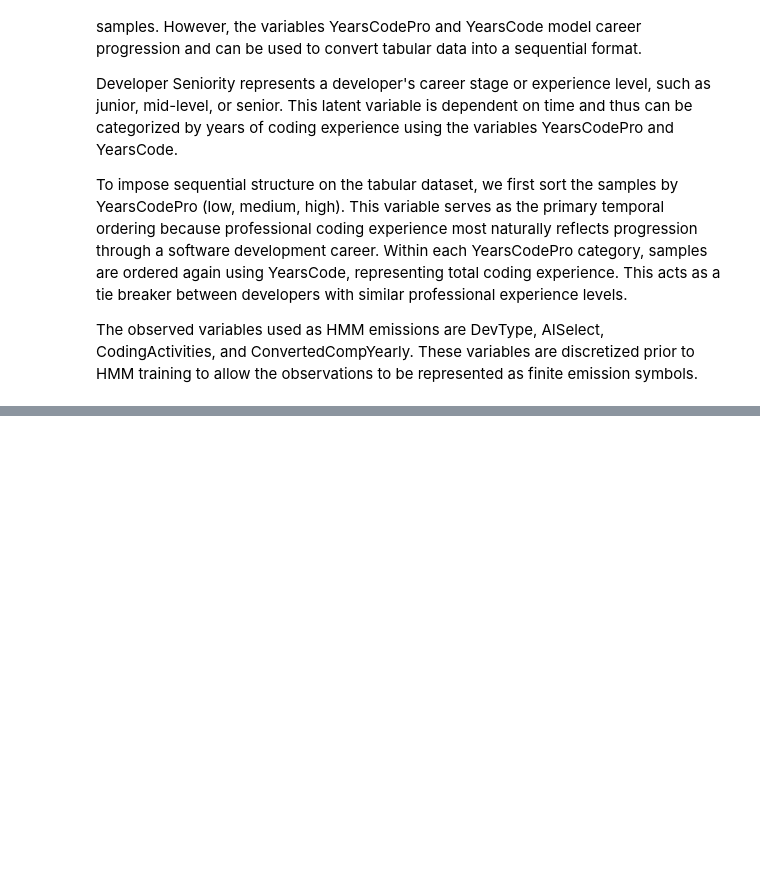
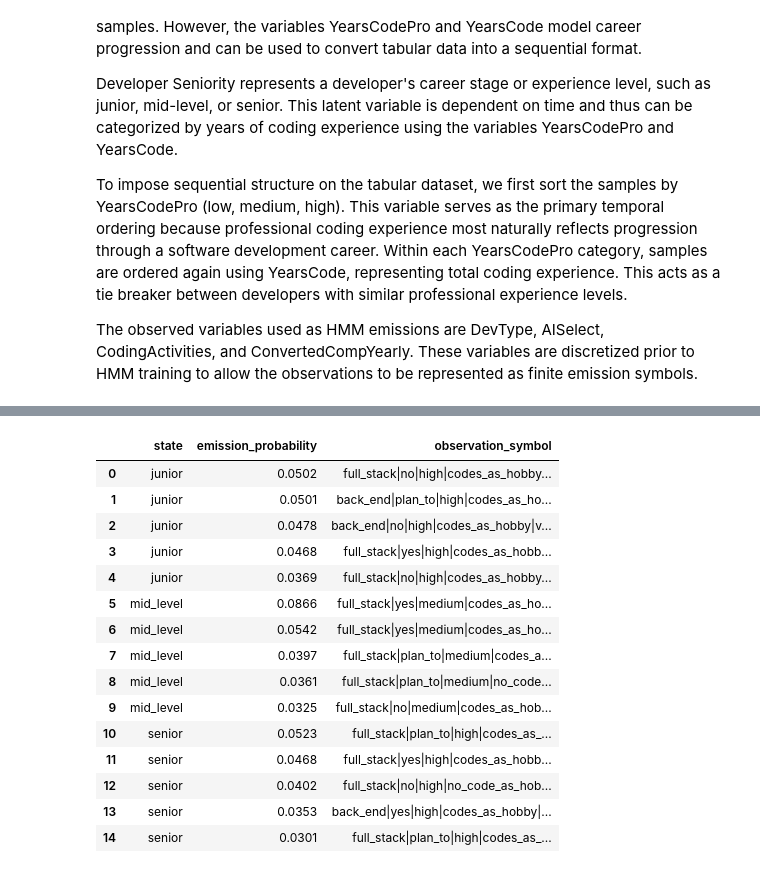
Before and after one commit to ihagad/CSE150A_Project, a Jupyter notebook: src/hmm.ipynb, the cells around one changed output, grey strips where cells are left out. Cells and saved outputs as stored; diff of their text form; code cells hidden in the pictures; blank space fills up the shorter version.

```diff
--- a/src/hmm.ipynb
+++ b/src/hmm.ipynb
@@ -425,0 +130,25 @@ No Data Yet
+# %%
+import sys
+from pathlib import Path
+
+for candidate in [Path.cwd(), Path.cwd() / "src"]:
+    if str(candidate) not in sys.path:
+        sys.path.append(str(candidate))
+
+from hmm_model import run_hmm, STATE_NAMES
+import pandas as pd
+
+result = run_hmm()
+
+pi_table = pd.Series(result.pi, index=STATE_NAMES, name="probability")
+transition_table = pd.DataFrame(result.transition, index=STATE_NAMES, columns=STATE_NAMES)
+
+print("Initial state distribution (pi)")
+display(pi_table.round(4))
+
+print("Transition matrix (A)")
+display(transition_table.round(4))
+
+print("Emission matrix (B) shape:", result.emission.shape)
+print("Number of composite observation symbols:", len(result.symbols))
+print("EM iterations:", len(result.log_likelihoods))
@@ -425,0 +169,30 @@ No Data Yet
+# %%
+top_emissions = []
+for state_index, state_name in enumerate(STATE_NAMES):
+    top_indices = result.emission[state_index].argsort()[-5:][::-1]
+    for symbol_index in top_indices:
+        top_emissions.append({
+            "state": state_name,
+            "emission_probability": result.emission[state_index, symbol_index],
+            "observation_symbol": result.symbols[symbol_index],
+        })
+
+top_emissions_table = pd.DataFrame(top_emissions)
+display(top_emissions_table.round({"emission_probability": 4}))
+# %% [output]
+|  | state | emission_probability | observation_symbol |
+| 0 | junior | 0.0502 | full_stack|no|high|codes_as_hobby... |
+| 1 | junior | 0.0501 | back_end|plan_to|high|codes_as_ho... |
+| 2 | junior | 0.0478 | back_end|no|high|codes_as_hobby|v... |
+| 3 | junior | 0.0468 | full_stack|yes|high|codes_as_hobb... |
+| 4 | junior | 0.0369 | full_stack|no|high|codes_as_hobby... |
+| 5 | mid_level | 0.0866 | full_stack|yes|medium|codes_as_ho... |
+| 6 | mid_level | 0.0542 | full_stack|yes|medium|codes_as_ho... |
+| 7 | mid_level | 0.0397 | full_stack|plan_to|medium|codes_a... |
+| 8 | mid_level | 0.0361 | full_stack|plan_to|medium|no_code... |
+| 9 | mid_level | 0.0325 | full_stack|no|medium|codes_as_hob... |
+| 10 | senior | 0.0523 | full_stack|plan_to|high|codes_as_... |
+| 11 | senior | 0.0468 | full_stack|yes|high|codes_as_hobb... |
+| 12 | senior | 0.0402 | full_stack|no|high|no_code_as_hob... |
+| 13 | senior | 0.0353 | back_end|yes|high|codes_as_hobby|... |
+| 14 | senior | 0.0301 | full_stack|plan_to|high|codes_as_... |
```
Also changed, not shown: parts of 33 cells of this notebook, 4 other files.
